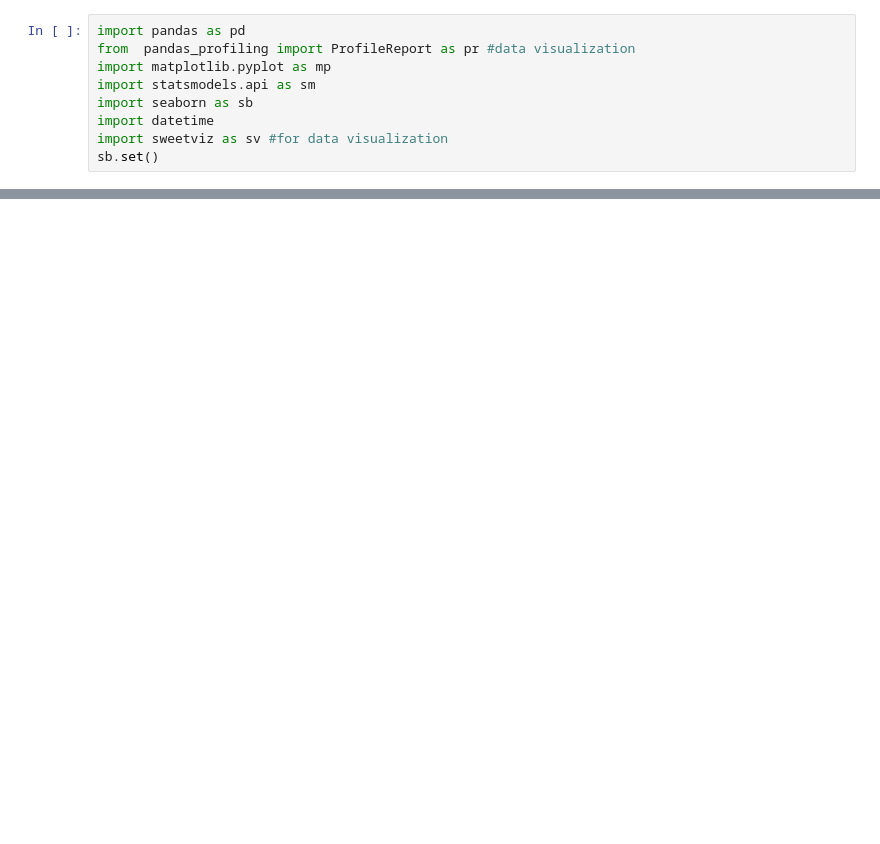
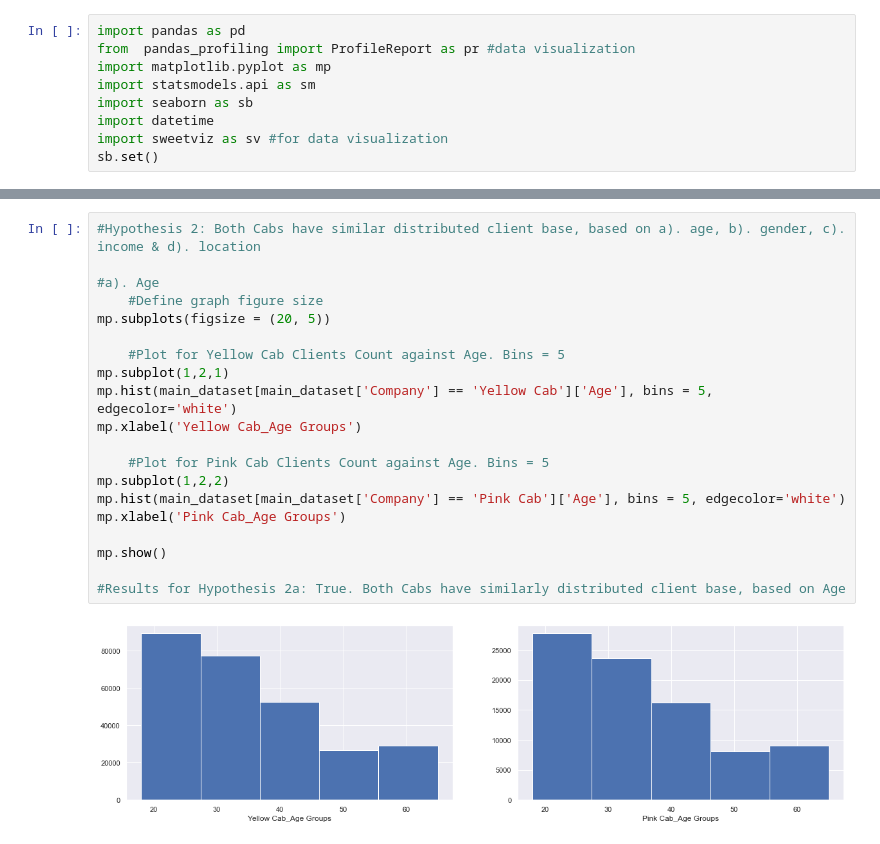
Before and after one commit to teddywaweru/DataGlacier, a Jupyter notebook: Week2_Cab_G2M_Investment/cab_data_analysis.ipynb, the cells around one changed output, grey strips where cells are left out. Saved outputs shown, nothing was run; the diff lists cells and outputs as text; blank space fills up the shorter version.

```diff
--- a/Week2_Cab_G2M_Investment/cab_data_analysis.ipynb
+++ b/Week2_Cab_G2M_Investment/cab_data_analysis.ipynb
@@ -44,0 +115,22 @@ Report cab_transaction_comp.html was generated! NOTEBOOK/COLAB USERS: the web br
+# %%
+#Hypothesis 2: Both Cabs have similar distributed client base, based on a). age, b). gender, c). income & d). location
+
+#a). Age
+    #Define graph figure size
+mp.subplots(figsize = (20, 5))
+
+    #Plot for Yellow Cab Clients Count against Age. Bins = 5
+mp.subplot(1,2,1)
+mp.hist(main_dataset[main_dataset['Company'] == 'Yellow Cab']['Age'], bins = 5, edgecolor='white')
+mp.xlabel('Yellow Cab_Age Groups')
+
+    #Plot for Pink Cab Clients Count against Age. Bins = 5
+mp.subplot(1,2,2)
+mp.hist(main_dataset[main_dataset['Company'] == 'Pink Cab']['Age'], bins = 5, edgecolor='white')
+mp.xlabel('Pink Cab_Age Groups')
+
+mp.show()
+
+#Results for Hypothesis 2a: True. Both Cabs have similarly distributed client base, based on Age
+# %% [output]
+[figure, added]
```
Also changed, not shown: parts of 14 cells of this notebook, 11 other files.
